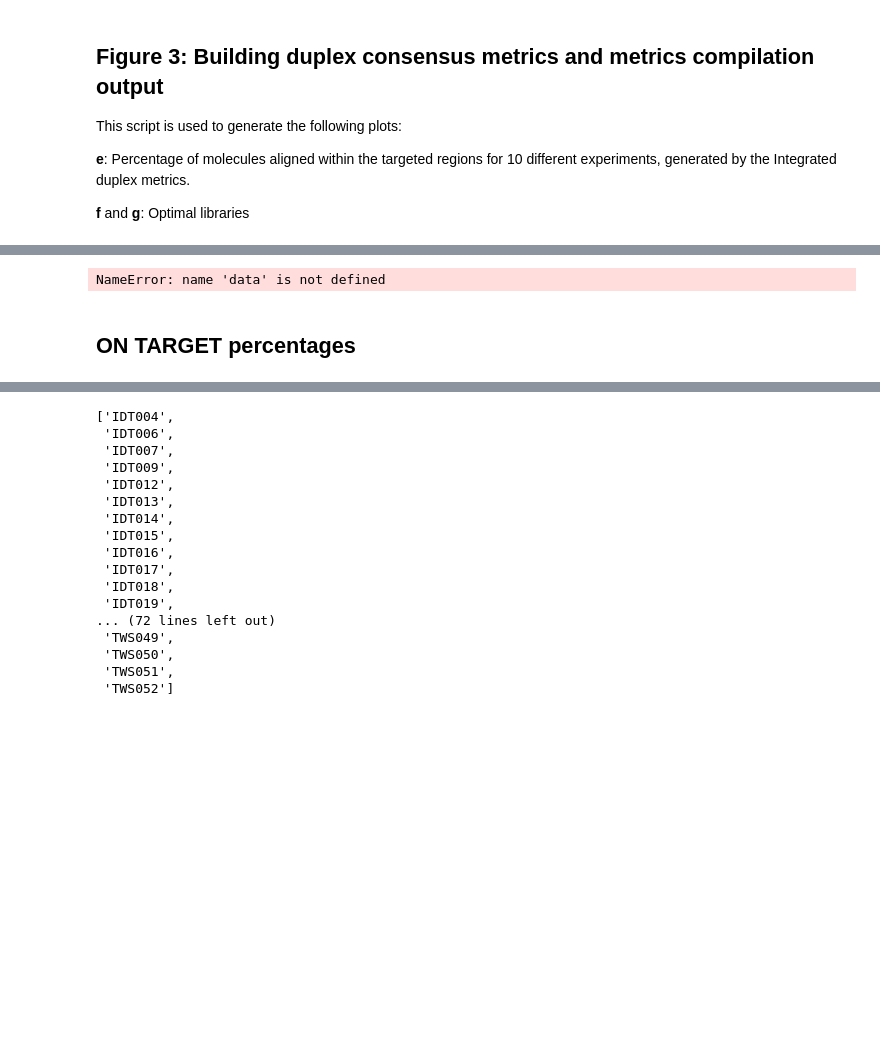
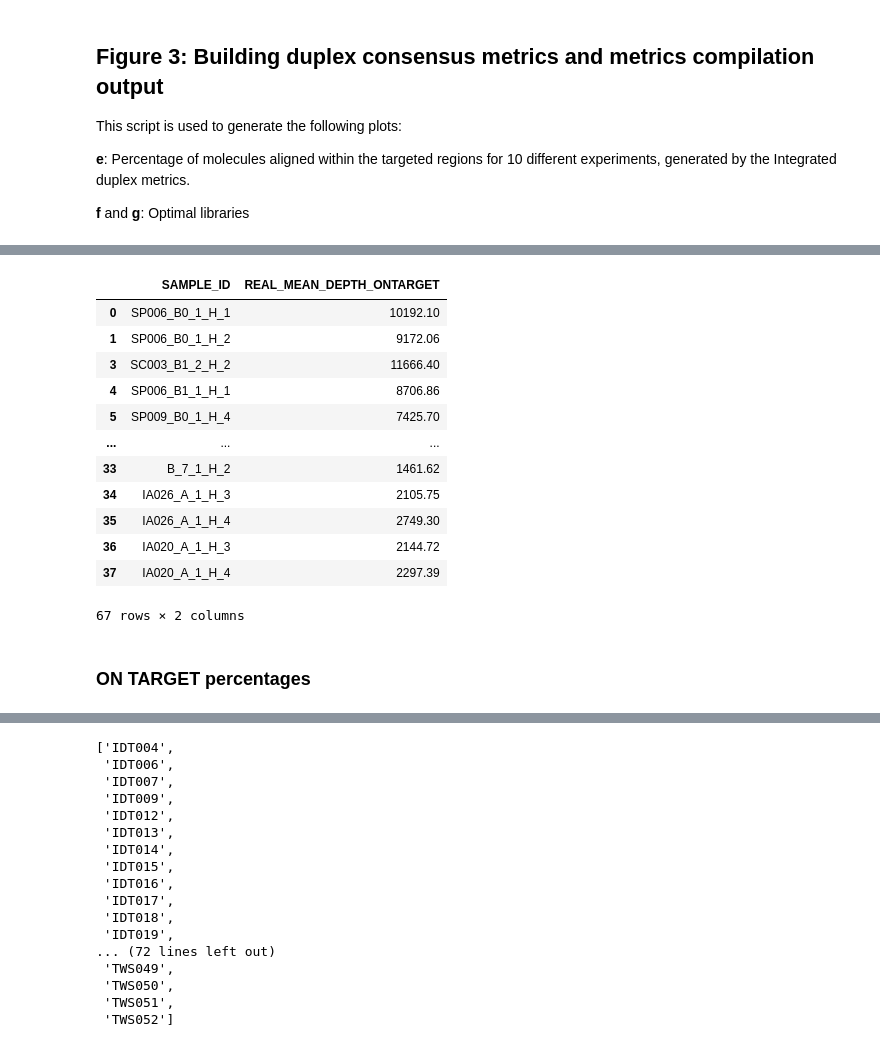
Before and after one commit to bbglab/DeepClone_protocol, a Jupyter notebook: main/figure3/scripts/plot_ontarget_experiments.ipynb, the cells around one changed output, grey strips where cells are left out. Saved outputs shown, nothing was run; the diff lists cells and outputs as text; code cells hidden in the pictures; blank space fills up the shorter version.

```diff
--- a/main/figure3/scripts/plot_ontarget_experiments.ipynb
+++ b/main/figure3/scripts/plot_ontarget_experiments.ipynb
@@ -30,4 +28,0 @@ FileNotFoundError: [Errno 2] No such file or directory: '/data/bbg/projects/prom
-# %%
-list(data.columns)
-# %% [output]
-NameError: name 'data' is not defined
@@ -33,0 +31,20 @@ NameError: name 'data' is not defined
+# %%
+subset_data_IDT = pd.read_table("../SelectedMetrics_deepDLP - Sup. Table 4_ deepDLP duplex metrics.tsv")
+subset_data_MNE = pd.read_table("../SelectedMetrics_deepDLP - Sup. Table_ ALT_deepDLP duplex metrics.tsv")
+adding_real_depth = pd.concat((subset_data_MNE, subset_data_IDT))[["SAMPLE_ID", "REAL_MEAN_DEPTH_ONTARGET"]]
+adding_real_depth = adding_real_depth[~(adding_real_depth["SAMPLE_ID"].isin(["IC003_C_1_H_1", "IC004_C_1_H_1"]))]
+adding_real_depth
+# %% [output]
+|  | SAMPLE_ID | REAL_MEAN_DEPTH_ONTARGET |
+| 0 | SP006_B0_1_H_1 | 10192.10 |
+| 1 | SP006_B0_1_H_2 | 9172.06 |
+| 3 | SC003_B1_2_H_2 | 11666.40 |
+| 4 | SP006_B1_1_H_1 | 8706.86 |
+| 5 | SP009_B0_1_H_4 | 7425.70 |
+| ... | ... | ... |
+| 33 | B_7_1_H_2 | 1461.62 |
+| 34 | IA026_A_1_H_3 | 2105.75 |
+| 35 | IA026_A_1_H_4 | 2749.30 |
+| 36 | IA020_A_1_H_3 | 2144.72 |
+| 37 | IA020_A_1_H_4 | 2297.39 |
+67 rows × 2 columns
@@ -34,3 +59,3 @@ NameError: name 'data' is not defined
 # %% [markdown]
-## ON TARGET percentages
+### ON TARGET percentages
 # %%
```
Also changed, not shown: parts of 16 cells of this notebook, 8 other files.
